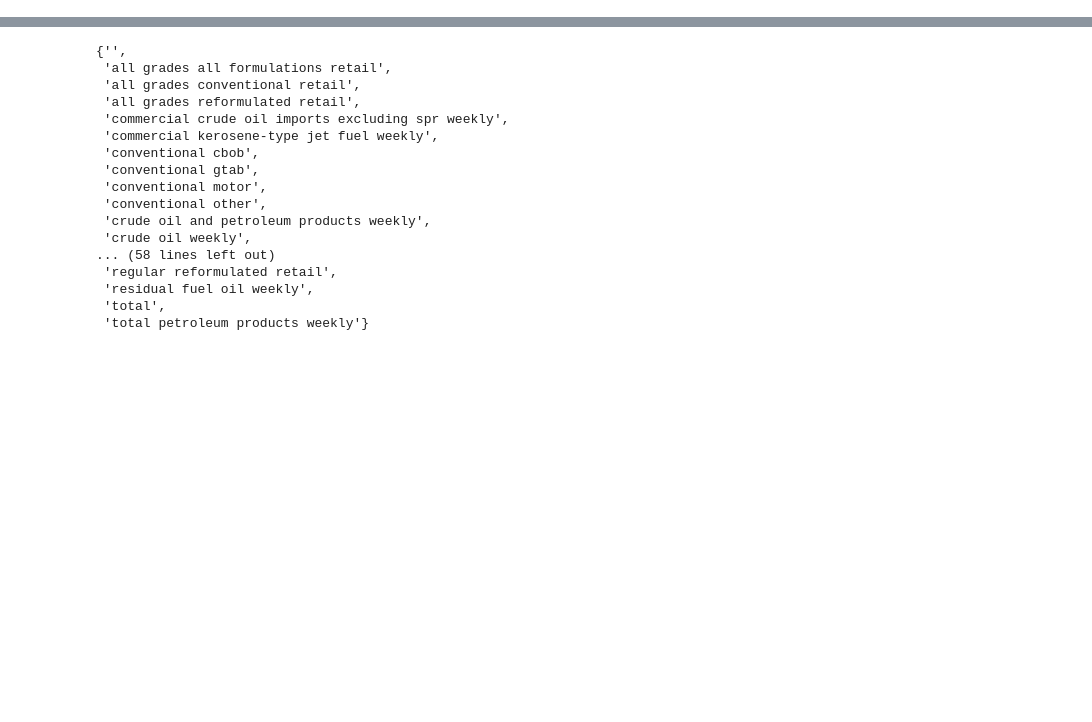
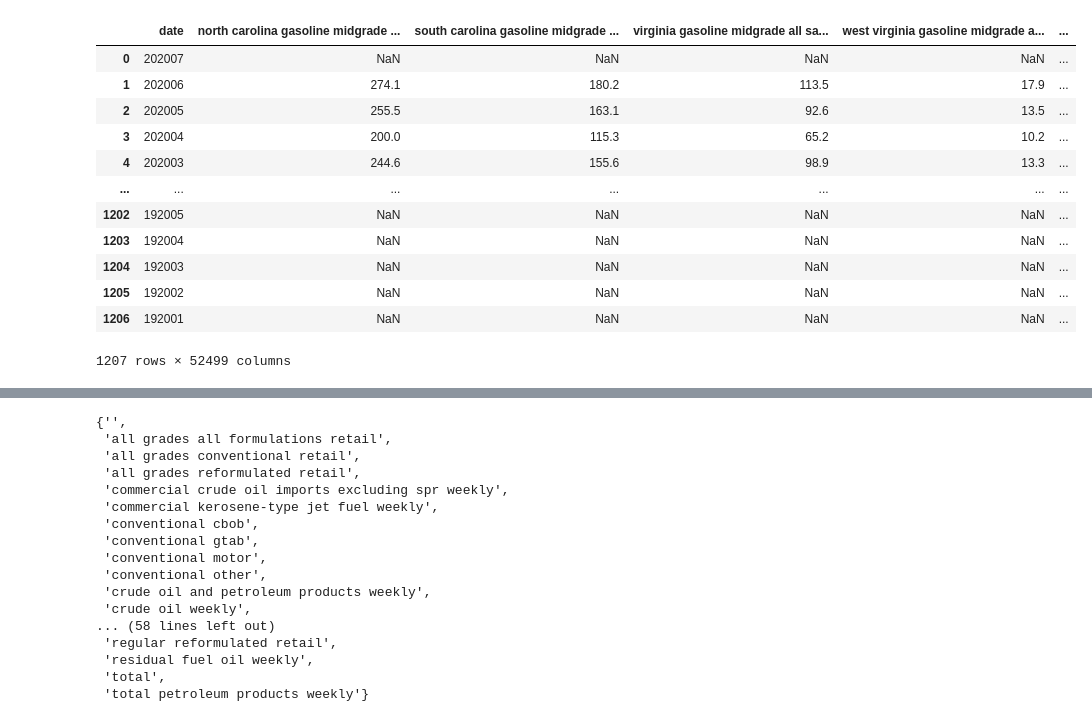
Before and after one commit to bgithub1/barchartacs, a Jupyter notebook: barchartacs/eia_download.ipynb, the cells around one changed output, grey strips where cells are left out. Cells and saved outputs as stored; diff of their text form; code cells hidden in the pictures; blank space fills up the shorter version.

```diff
--- a/barchartacs/eia_download.ipynb
+++ b/barchartacs/eia_download.ipynb
@@ -885,0 +203,2 @@ array(['ending stocks', 'refiner and blender net production',
+# %%
+df_pet_monthly,df_pet_monthly_cols = build_df_eia(pet_data_json,freq='M')
@@ -885,0 +209,16 @@ array(['ending stocks', 'refiner and blender net production',
+# %%
+df_pet_monthly
+# %% [output]
+|  | date | north carolina gasoline midgrade ... | south carolina gasoline midgrade ... | virginia gasoline midgrade all sa... | west virginia gasoline midgrade a... | ... |
+| 0 | 202007 | NaN | NaN | NaN | NaN | ... |
+| 1 | 202006 | 274.1 | 180.2 | 113.5 | 17.9 | ... |
+| 2 | 202005 | 255.5 | 163.1 | 92.6 | 13.5 | ... |
+| 3 | 202004 | 200.0 | 115.3 | 65.2 | 10.2 | ... |
+| 4 | 202003 | 244.6 | 155.6 | 98.9 | 13.3 | ... |
+| ... | ... | ... | ... | ... | ... | ... |
+| 1202 | 192005 | NaN | NaN | NaN | NaN | ... |
+| 1203 | 192004 | NaN | NaN | NaN | NaN | ... |
+| 1204 | 192003 | NaN | NaN | NaN | NaN | ... |
+| 1205 | 192002 | NaN | NaN | NaN | NaN | ... |
+| 1206 | 192001 | NaN | NaN | NaN | NaN | ... |
+1207 rows × 52499 columns
```
Also changed, not shown: parts of 91 cells of this notebook, 2 other files.
